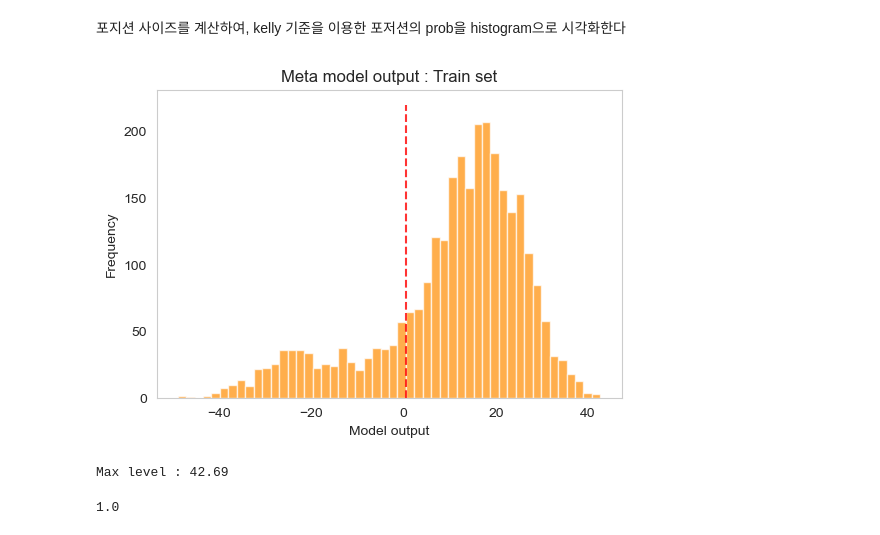
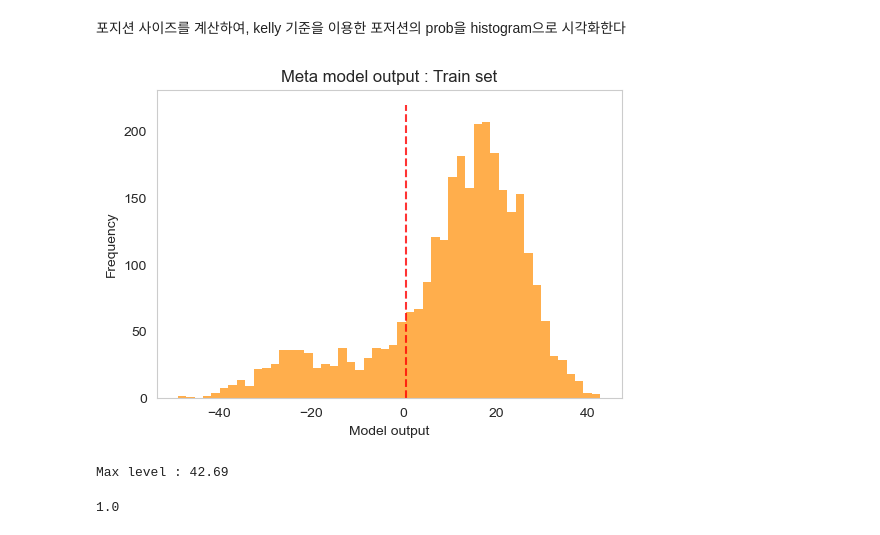
Before and after one commit to Tommylee1013/FinancialMachineLearning, a Jupyter notebook: meta_labeling/kelly_criterion_analysis.ipynb, the cells around one changed output. Drawn from its saved outputs; the diff is of its cells as text; code cells hidden in the pictures.

```diff
--- a/meta_labeling/kelly_criterion_analysis.ipynb
+++ b/meta_labeling/kelly_criterion_analysis.ipynb
@@ -61,17 +61,17 @@ def kelly(p, win, loss) : return (p / abs(loss)) - ((1 - p) / win)
 b = kelly(p = data['prob'], win = exp_gain, loss = exp_loss)
 # %%
 plt.figure(figsize = (6, 4))
-plt.hist(b, color = 'darkorange', alpha = 0.7, bins = 50)
+plt.hist(b, color = 'darkorange', alpha = 0.7, bins = 50, edgecolor = 'none')
 plt.title('Meta model output : Train set')
 plt.xlabel('Model output')
 plt.ylabel('Frequency')
 plt.grid(False)
 plt.vlines(x = 0.5, ymin = 0, ymax = 220, colors = 'red', linestyles = '--', alpha = 0.8)
 plt.show()
 
 print(f'Max level : {np.round(b.max(), 2)}')
 # %% [output]
-[figure, old version]
+[figure, new version]
 Max level : 42.69
 # %%
 kelly(p = 0.468, win = 0.014, loss = 0.012)
```
Also changed, not shown: parts of 73 cells of this notebook.
